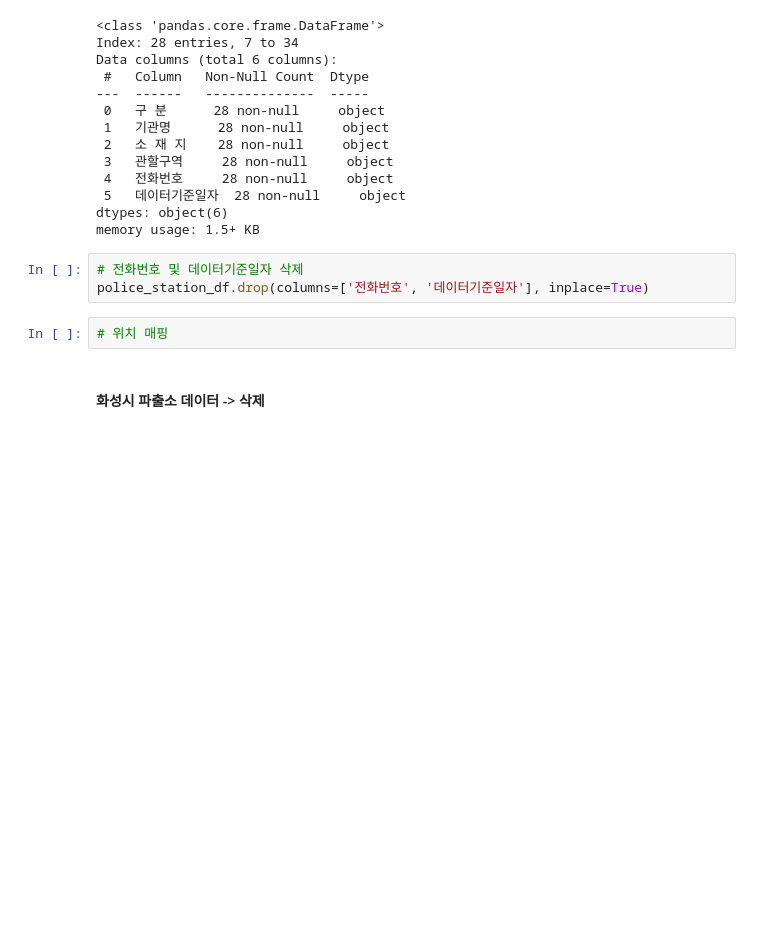
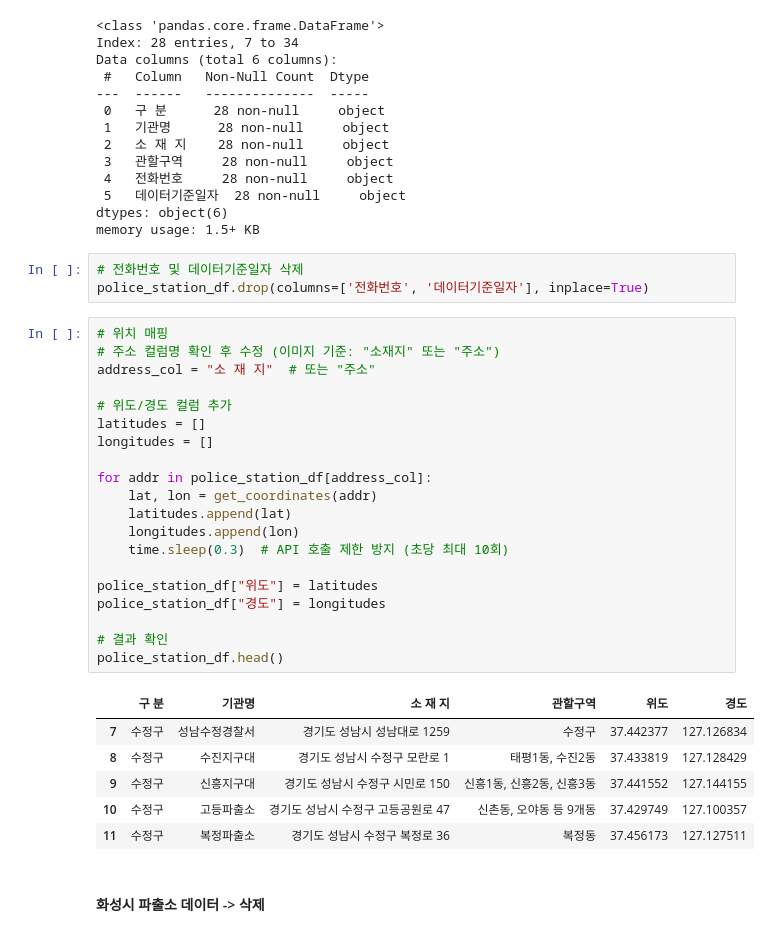
Before and after one commit to jimena1lee/1stProject_MSAI09, a Jupyter notebook: Raw-Data/외부 안전위험요소/eda_data.ipynb, the cells around one changed output. Cells and saved outputs as stored; diff of their text form; blank space fills up the shorter version.

```diff
--- a/Raw-Data/외부 안전위험요소/eda_data.ipynb
+++ b/Raw-Data/외부 안전위험요소/eda_data.ipynb
@@ -413,6 +413,31 @@ memory usage: 1.5+ KB
 police_station_df.drop(columns=['전화번호', '데이터기준일자'], inplace=True)
 # %%
 # 위치 매핑
+# 주소 컬럼명 확인 후 수정 (이미지 기준: "소재지" 또는 "주소")
+address_col = "소 재 지"  # 또는 "주소"
+
+# 위도/경도 컬럼 추가
+latitudes = []
+longitudes = []
+
+for addr in police_station_df[address_col]:
+    lat, lon = get_coordinates(addr)
+    latitudes.append(lat)
+    longitudes.append(lon)
+    time.sleep(0.3)  # API 호출 제한 방지 (초당 최대 10회)
+
+police_station_df["위도"] = latitudes
+police_station_df["경도"] = longitudes
+
+# 결과 확인
+police_station_df.head()
+# %% [output]
+|  | 구 분 | 기관명 | 소 재 지 | 관할구역 | 위도 | 경도 |
+| 7 | 수정구 | 성남수정경찰서 | 경기도 성남시 성남대로 1259 | 수정구 | 37.442377 | 127.126834 |
+| 8 | 수정구 | 수진지구대 | 경기도 성남시 수정구 모란로 1 | 태평1동, 수진2동 | 37.433819 | 127.128429 |
+| 9 | 수정구 | 신흥지구대 | 경기도 성남시 수정구 시민로 150 | 신흥1동, 신흥2동, 신흥3동 | 37.441552 | 127.144155 |
+| 10 | 수정구 | 고등파출소 | 경기도 성남시 수정구 고등공원로 47 | 신촌동, 오야동 등 9개동 | 37.429749 | 127.100357 |
+| 11 | 수정구 | 복정파출소 | 경기도 성남시 수정구 복정로 36 | 복정동 | 37.456173 | 127.127511 |
 # %% [markdown]
 #### 화성시 파출소 데이터 -> 삭제
 # %%
```
Also changed, not shown: parts of 1 cell of this notebook, 3 other files.
